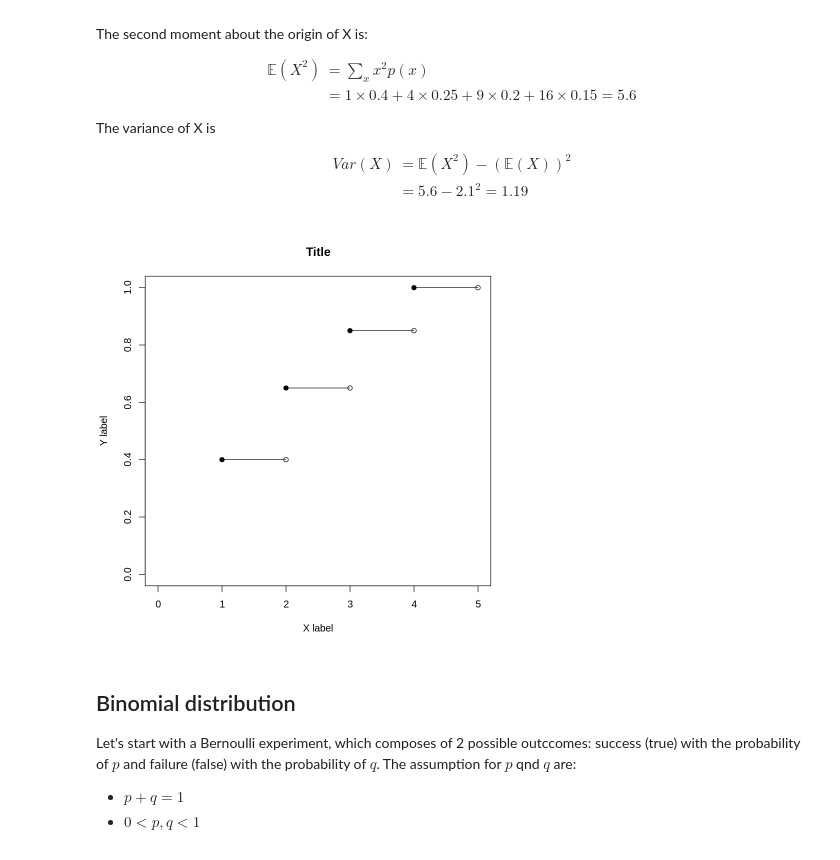
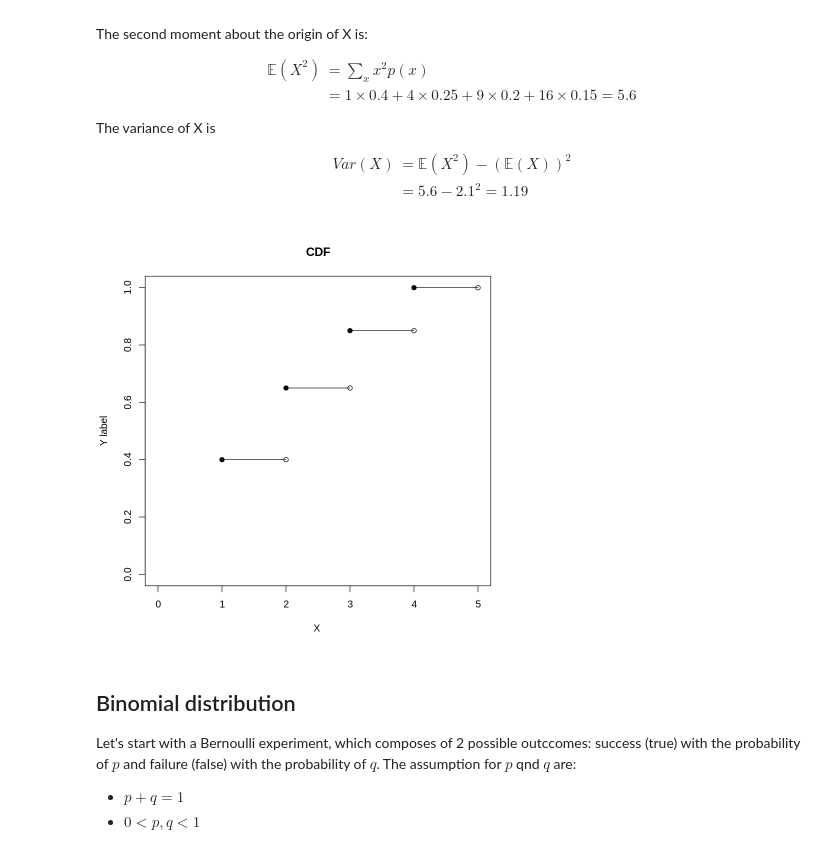
Before and after one commit to thaopham29/Tales-of-probability-and-risks, a Jupyter notebook: univariate_distribution.ipynb, the cells around one changed output. Saved outputs shown, nothing was run; the diff lists cells and outputs as text; code cells hidden in the pictures.

```diff
--- a/univariate_distribution.ipynb
+++ b/univariate_distribution.ipynb
@@ -83,24 +83,24 @@ Var(X) & =  \mathbb{E}(X^2) - (\mathbb{E}(X))^2 \\\
 # %%
 #library
 library(ggplot2)
 
 # Define the discrete values of X and their probabilities
 x <- c( 1,2,3,4,5)
 fx<- c(0,0.4,0.25,0.2,0.15)
 Fx <- cumsum(fx)
 n <- length(x)
 
 plot(x = NA, y = NA, pch = NA,
      xlim = c(0, max(x)),
      ylim = c(0, 1),
      xlab = "X ",
      ylab = "Y label",
-     main = "Title")
+     main = "CDF")
 points(x = x[-n], y = Fx[-1], pch=19)
 points(x = x[-1], y = Fx[-1], pch=1)
 for(i in 1:(n-1)) points(x=x[i+0:1], y=Fx[c(i,i)+1], type="l")
 # %% [output]
-[figure, old version]
+[figure, new version]
 # %% [markdown]
 ## Binomial distribution
 
```
